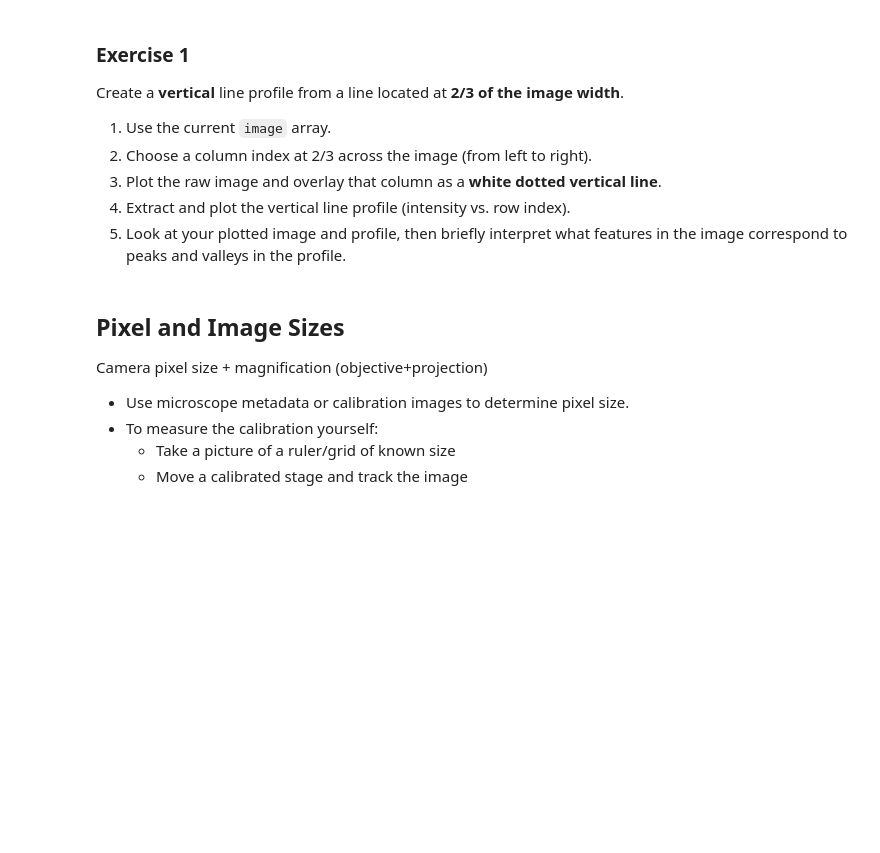
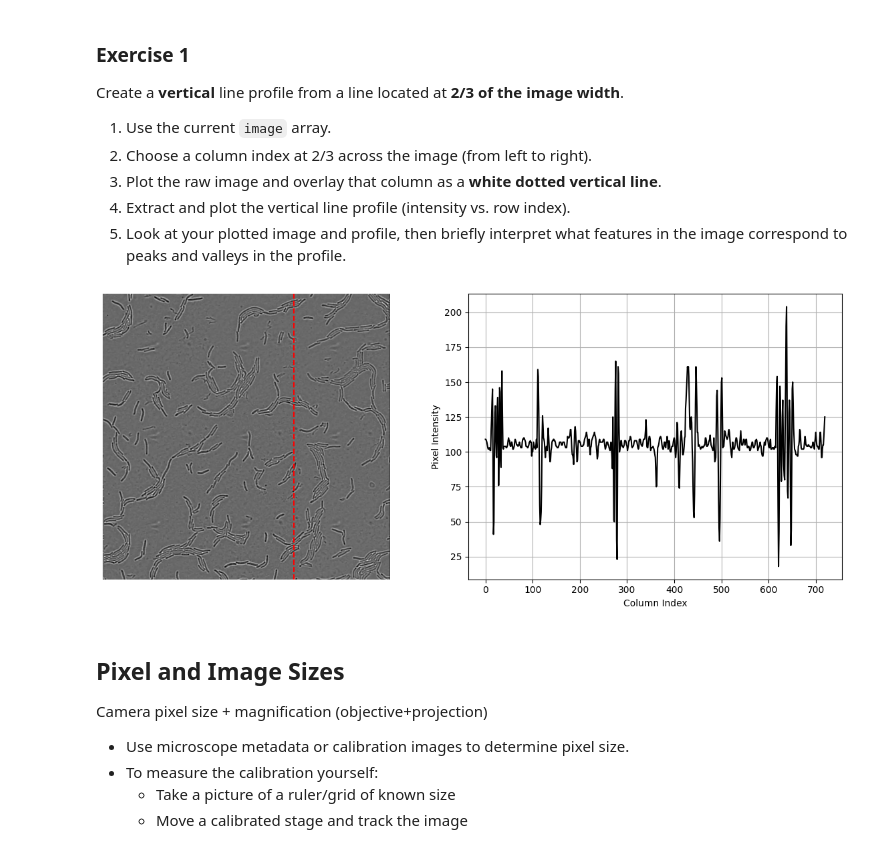
Before and after one commit to dgodovich/MOL518-Intro-to-Data-Analysis, a Jupyter notebook: Lecture_31/BPY518_Lecture31.ipynb, the cells around one changed output. Drawn from its saved outputs; the diff is of its cells as text; code cells hidden in the pictures; blank space fills up the shorter version.

```diff
--- a/Lecture_31/BPY518_Lecture31.ipynb
+++ b/Lecture_31/BPY518_Lecture31.ipynb
@@ -137,6 +137,29 @@ Create a **vertical** line profile from a line located at **2/3 of the image wid
 5. Look at your plotted image and profile, then briefly interpret what features in the image correspond to peaks and valleys in the profile.
 # %%
 # Your code here
+# Extract the middle row
+num_rows_current, num_cols_current = Myxoimage.shape
+middle_col = (num_cols_current // 3)*2
+line_profile = Myxoimage[:,middle_col]
+
+# Plot the image and the line profile side by side
+fig, axes = plt.subplots(1, 2, figsize=(12, 5))
+
+# Display the image with the line on top
+axes[0].imshow(Myxoimage, cmap="gray")
+axes[0].axvline(x=middle_col, color='red', linestyle='--', linewidth=1.5)
+axes[0].axis("off")
+
+# Plot the horizontal line profile
+axes[1].plot(line_profile, color='black')
+axes[1].set_xlabel("Column Index")
+axes[1].set_ylabel("Pixel Intensity")
+axes[1].grid(True)
+
+plt.tight_layout()
+plt.show()
+# %% [output]
+[figure, added]
 # %% [markdown]
 ## Pixel and Image Sizes
 
```
Also changed, not shown: parts of 1 cell of this notebook.
